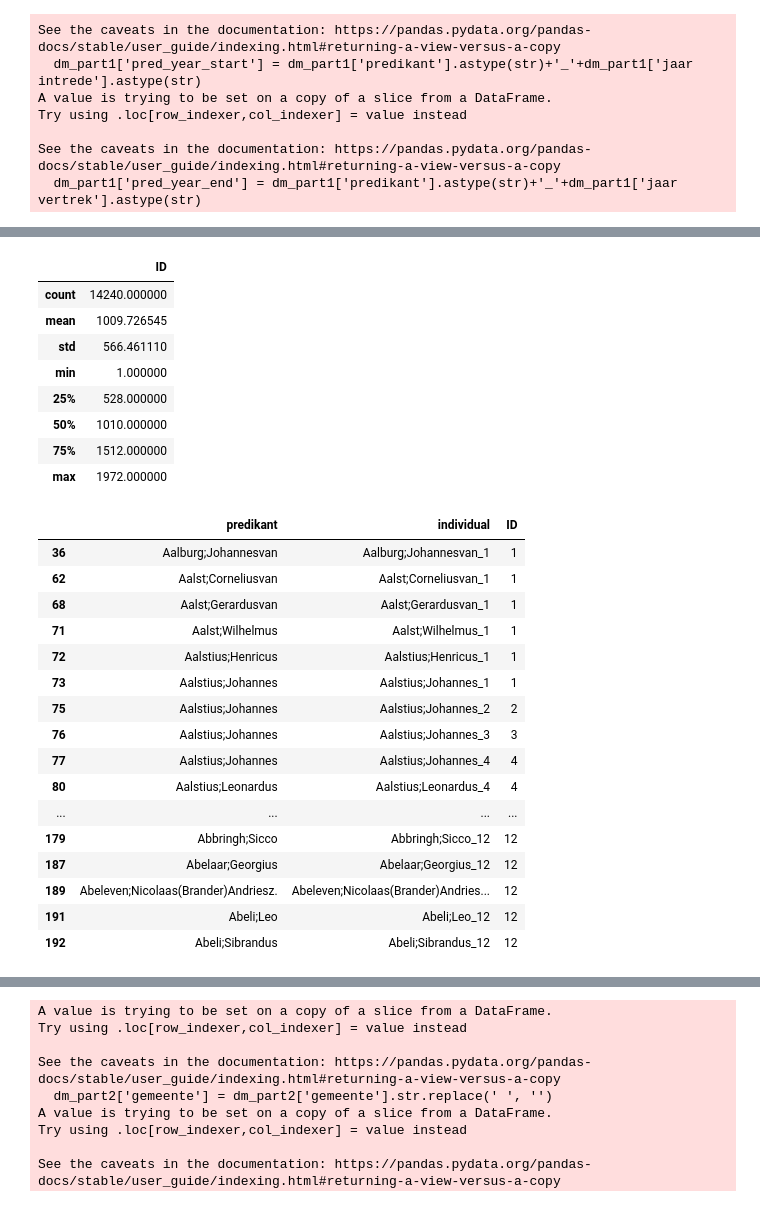
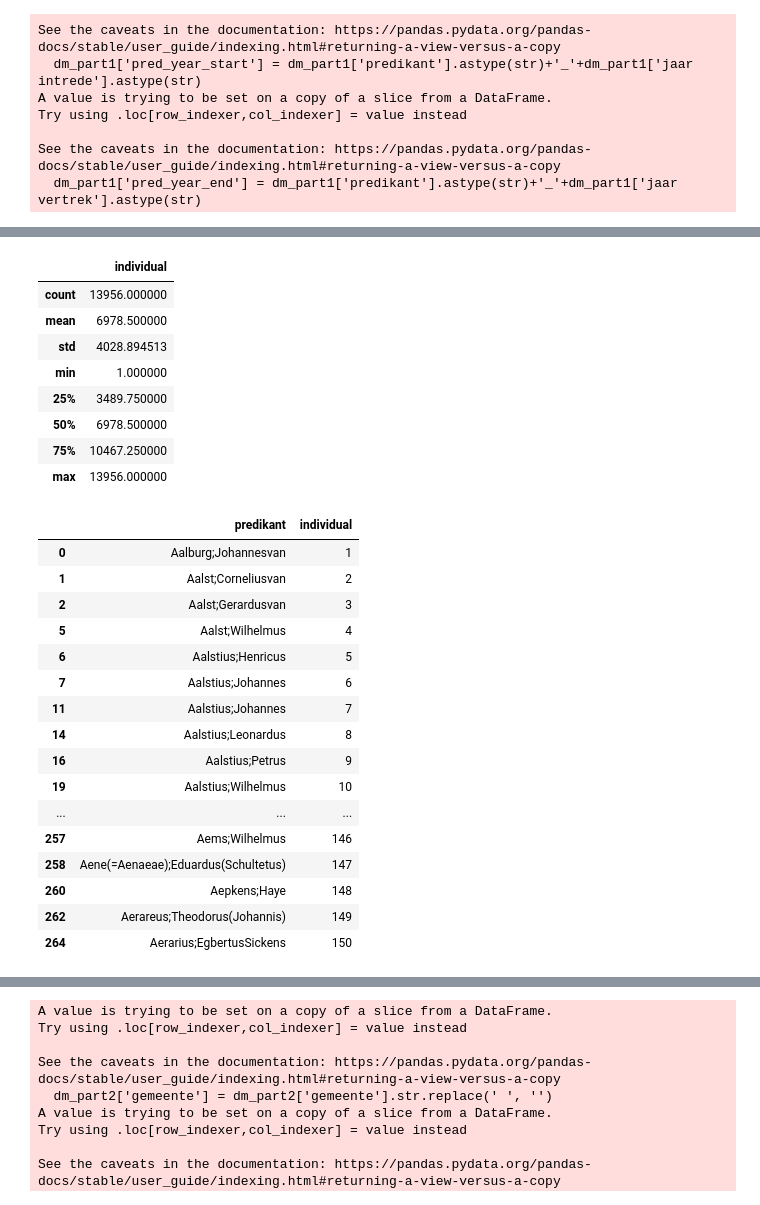
Before and after one commit to DigiDuRe/DigiDuRe, a Jupyter notebook: act1/individuals_from_DM.ipynb, the cells around one changed output, grey strips where cells are left out. Saved outputs shown, nothing was run; the diff lists cells and outputs as text; code cells hidden in the pictures.

Commit message:
wrote a script that isolates individuals from the DM dataset based on carreer paths

```diff
--- a/act1/individuals_from_DM.ipynb
+++ b/act1/individuals_from_DM.ipynb
@@ -139,39 +81,62 @@ See the caveats in the documentation: https://pandas.pydata.org/pandas-docs/stab
+# %%
+def create_node_paths_dataframe(dataframe):
+    # Generate the directed graph G
+    G = nx.DiGraph()
+    for _, row in dataframe.iterrows():
+        G.add_edge(row[variable_start], row[variable_end], name=row[variable_name])
+
+    # Find connected components and assign path IDs
+    paths = list(nx.connected_components(G.to_undirected()))
+    path_ids = list(range(1, len(paths) + 1))
+    node_path_pairs = []
+    for path_id, path_nodes in zip(path_ids, paths):
+        node_path_pairs.extend([(node, path_id) for node in path_nodes])
+
+    # Create a DataFrame from the node-path pairs
+    node_paths = pd.DataFrame(node_path_pairs, columns=[variable_start, 'individual'])
+
+    # Join the original DataFrame with the node-paths DataFrame
+    joined = pd.merge(dataframe, node_paths, left_on=variable_start, right_on=variable_start, how='left')
+
+    return joined
+# %%
+result = create_node_paths_dataframe(tdf)
 # %%
-unique_individuals_table_p1 = result_dmpart1[[variable_name,'individual','ID']].copy()
+unique_individuals_table_p1 = result[[variable_name,'individual']].copy()
 # %%
 unique_individuals_table_p1 = unique_individuals_table_p1.drop_duplicates(subset=['individual'])
 # %%
 unique_individuals_table_p1.describe()
 # %% [output]
-|  | ID |
-| count | 14240.000000 |
-| mean | 1009.726545 |
-| std | 566.461110 |
+|  | individual |
+| count | 13956.000000 |
+| mean | 6978.500000 |
+| std | 4028.894513 |
 | min | 1.000000 |
-| 25% | 528.000000 |
-| 50% | 1010.000000 |
-| 75% | 1512.000000 |
-| max | 1972.000000 |
+| 25% | 3489.750000 |
+| 50% | 6978.500000 |
+| 75% | 10467.250000 |
+| max | 13956.000000 |
 # %%
-unique_individuals_table_p1.head(50)
+unique_individuals_table_p1.head(150)
 # %% [output]
-|  | predikant | individual | ID |
-| 36 | Aalburg;Johannesvan | Aalburg;Johannesvan_1 | 1 |
-| 62 | Aalst;Corneliusvan | Aalst;Corneliusvan_1 | 1 |
-| 68 | Aalst;Gerardusvan | Aalst;Gerardusvan_1 | 1 |
-| 71 | Aalst;Wilhelmus | Aalst;Wilhelmus_1 | 1 |
-| 72 | Aalstius;Henricus | Aalstius;Henricus_1 | 1 |
-| 73 | Aalstius;Johannes | Aalstius;Johannes_1 | 1 |
-| 75 | Aalstius;Johannes | Aalstius;Johannes_2 | 2 |
-| 76 | Aalstius;Johannes | Aalstius;Johannes_3 | 3 |
-| 77 | Aalstius;Johannes | Aalstius;Johannes_4 | 4 |
-| 80 | Aalstius;Leonardus | Aalstius;Leonardus_4 | 4 |
-| ... | ... | ... | ... |
-| 179 | Abbringh;Sicco | Abbringh;Sicco_12 | 12 |
-| 187 | Abelaar;Georgius | Abelaar;Georgius_12 | 12 |
-| 189 | Abeleven;Nicolaas(Brander)Andriesz. | Abeleven;Nicolaas(Brander)Andries... | 12 |
-| 191 | Abeli;Leo | Abeli;Leo_12 | 12 |
-| 192 | Abeli;Sibrandus | Abeli;Sibrandus_12 | 12 |
+|  | predikant | individual |
+| 0 | Aalburg;Johannesvan | 1 |
+| 1 | Aalst;Corneliusvan | 2 |
+| 2 | Aalst;Gerardusvan | 3 |
+| 5 | Aalst;Wilhelmus | 4 |
+| 6 | Aalstius;Henricus | 5 |
+| 7 | Aalstius;Johannes | 6 |
+| 11 | Aalstius;Johannes | 7 |
+| 14 | Aalstius;Leonardus | 8 |
+| 16 | Aalstius;Petrus | 9 |
+| 19 | Aalstius;Wilhelmus | 10 |
+| ... | ... | ... |
+| 257 | Aems;Wilhelmus | 146 |
+| 258 | Aene(=Aenaeae);Eduardus(Schultetus) | 147 |
+| 260 | Aepkens;Haye | 148 |
+| 262 | Aerareus;Theodorus(Johannis) | 149 |
+| 264 | Aerarius;EgbertusSickens | 150 |
 # %%
 dm_part2 = df[df['Herkomst'].notna()]
 # %%
```
Also changed, not shown: parts of 13 cells of this notebook, 2 other files.
